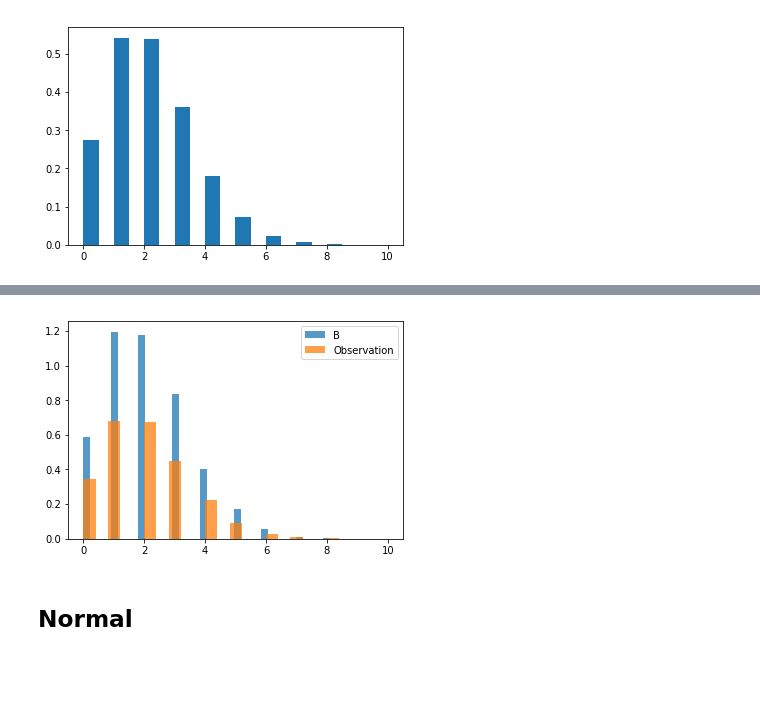
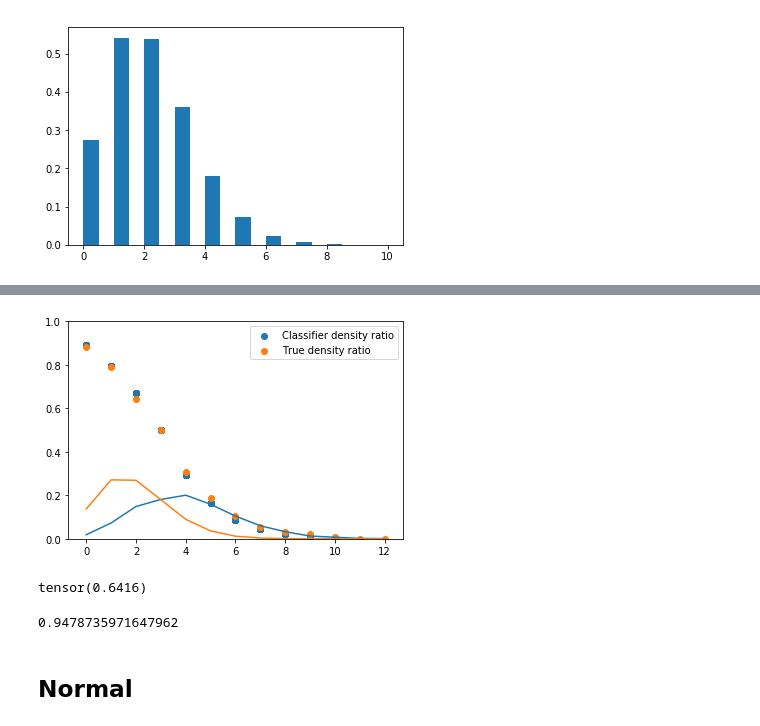
Before and after one commit to montefiore-institute/hypothesis, a Jupyter notebook: examples/classifier_metropolis_hastings.ipynb, the cells around one changed output, grey strips where cells are left out. Drawn from its saved outputs; the diff is of its cells as text; code cells hidden in the pictures; blank space fills up the shorter version.

```diff
--- a/examples/classifier_metropolis_hastings.ipynb
+++ b/examples/classifier_metropolis_hastings.ipynb
@@ -179,11 +172,29 @@ plt.show()
-# %%
-#plt.hist(x_a.numpy(), bins=bins, label="A", density=True)
-plt.hist(x_b.numpy(), bins=bins, alpha=.75, label="B", density=True)
-plt.hist(x_o.numpy(), bins=25, alpha=.75, label="Observation", density=True)
-plt.legend()
-plt.show()
-# %% [output]
-[figure, removed]
+# %%
+x = np.arange(0, 14, 1)
+h_b, _ = np.histogram(x_b.numpy(), density=True, bins=x)
+h_o, _ = np.histogram(x_o.numpy(), density=True, bins=x)
+
+x_plot = np.arange(0, 13, 1)
+plt.plot(x_plot, h_b)
+plt.plot(x_plot, h_o)
+plt.scatter(x_o.detach().numpy(), classifier(x_o).detach().numpy(), label="Classifier density ratio")
+true_ratio = []
+for x in x_plot:
+    true_ratio.append(h_o[x] / (h_o[x] + h_b[x]))
+plt.scatter(x_plot, true_ratio, label="True density ratio")
+plt.legend()
+plt.ylim([0, 1])
+plt.show()
+# %% [output]
+[figure, added]
+# %%
+classifier(x_o).mean().detach()
+# %% [output]
+tensor(0.6416)
+# %%
+0.6419 / 0.6772
+# %% [output]
+0.9478735971647962
 # %% [markdown]
 ## Normal
 # %%
```
Also changed, not shown: parts of 6 cells of this notebook.
